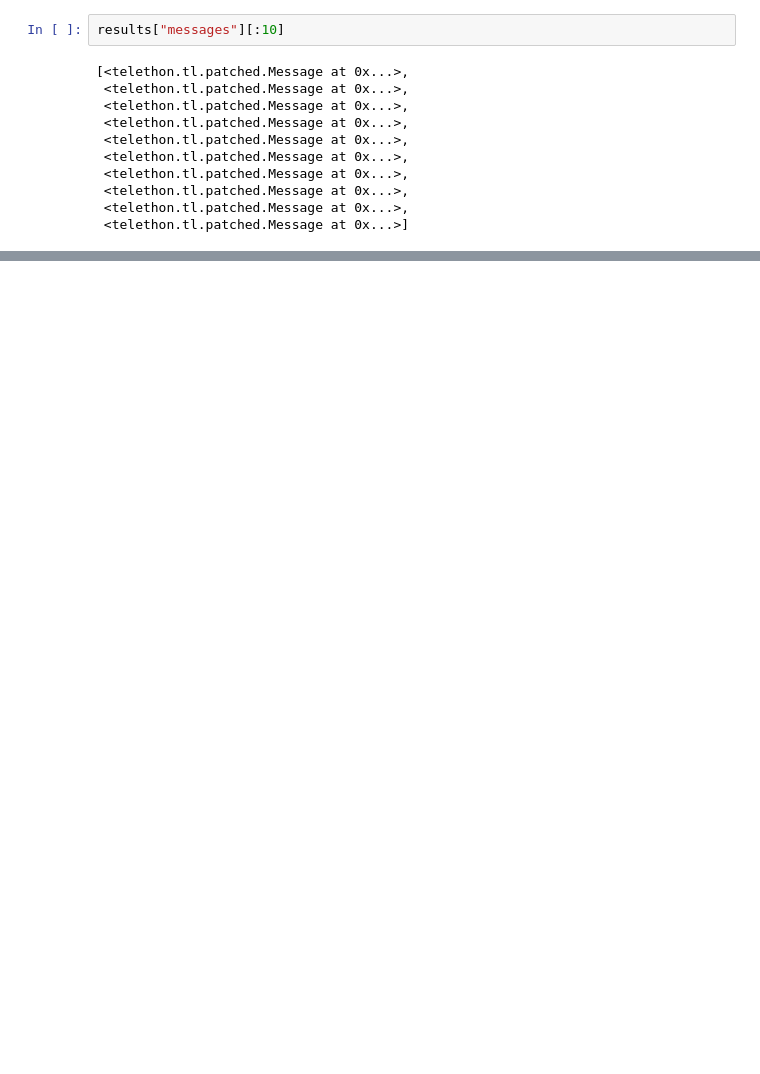
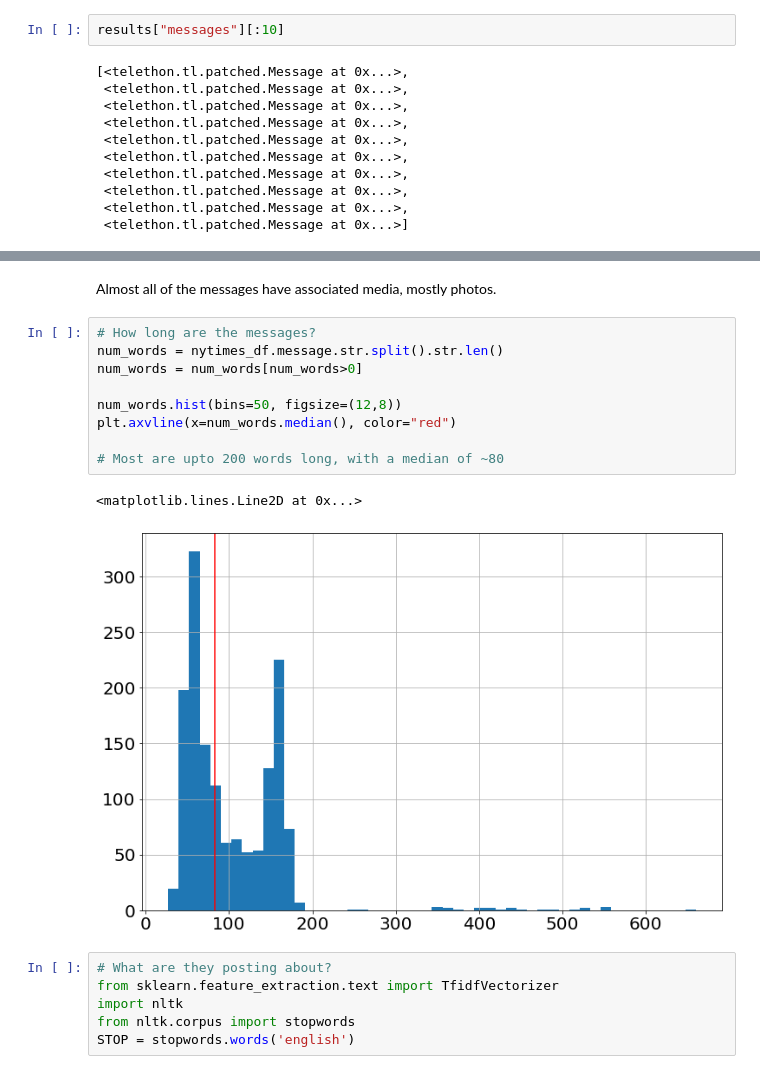
Before and after one commit to IshitaGopal/telegram_data_tutorials, a Jupyter notebook: tutorial.ipynb, the cells around one changed output, grey strips where cells are left out. Drawn from its saved outputs; the diff is of its cells as text; blank space fills up the shorter version.

```diff
--- a/tutorial.ipynb
+++ b/tutorial.ipynb
@@ -261,0 +300,20 @@ daily_count.freq.mean()
+# %% [markdown]
+Almost all of the messages have associated media, mostly photos.
+# %%
+# How long are the messages?
+num_words = nytimes_df.message.str.split().str.len()
+num_words = num_words[num_words>0]
+
+num_words.hist(bins=50, figsize=(12,8))
+plt.axvline(x=num_words.median(), color="red")
+
+# Most are upto 200 words long, with a median of ~80
+# %% [output]
+<matplotlib.lines.Line2D at 0x...>
+[figure, added]
+# %%
+# What are they posting about?
+from sklearn.feature_extraction.text import TfidfVectorizer
+import nltk
+from nltk.corpus import stopwords
+STOP = stopwords.words('english')
```
Also changed, not shown: parts of 34 cells of this notebook, 1 other file.
